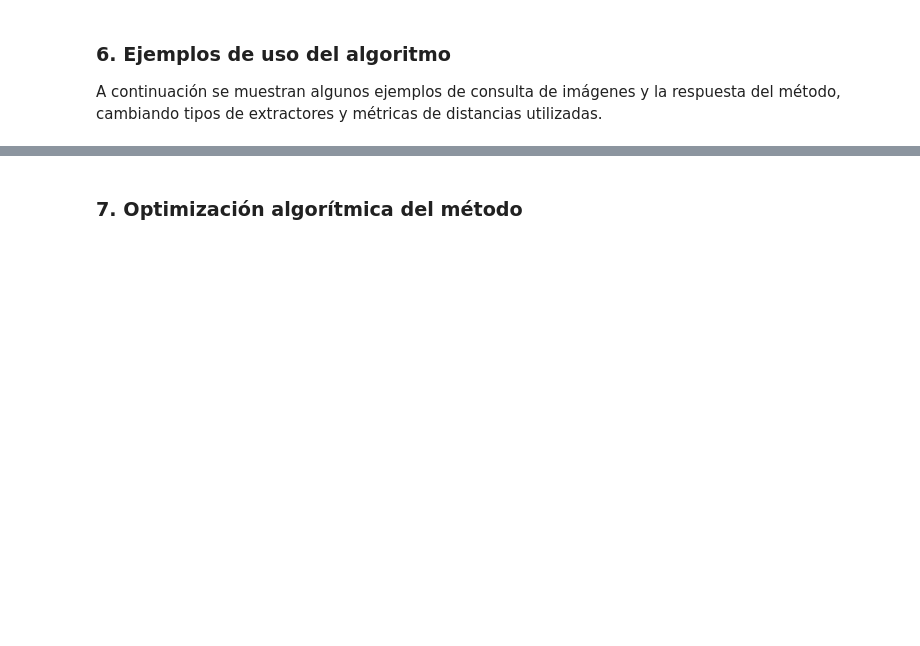
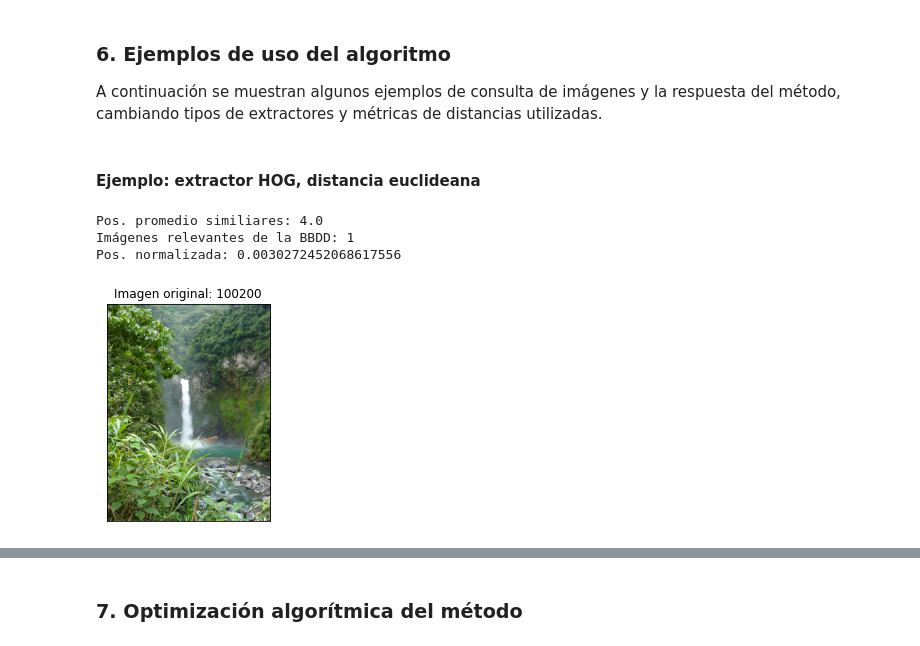
Before and after one commit to SoraSpace769/Proyecto_final_EL5206, a Jupyter notebook: Proyecto_IC_imagenes.ipynb, the cells around one changed output, grey strips where cells are left out. Saved outputs shown, nothing was run; the diff lists cells and outputs as text; code cells hidden in the pictures; blank space fills up the shorter version.

Commit message:
Ejemplo con HOG y euclideana listo.

```diff
--- a/Proyecto_IC_imagenes.ipynb
+++ b/Proyecto_IC_imagenes.ipynb
@@ -339,17 +340,17 @@ def rank(img_query_name, rel_pos = False):
 
     Nrel = 0
     sum = 0
-    img_query_class = img_query_name[1:2] #clase imagen de consulta
+    img_query_class = img_query_name[1:4] #clase imagen de consulta
     img_db_pos = dist_sort_euc_index[img_query_name]
     relevant_pos = []
 
     for pos in img_db_pos:
 
-        img_db_class = db_names[pos][1:2] #clase imagen de bbdd
+        img_db_class = db_names[pos][1:4] #clase imagen de bbdd
 
         if img_db_class == img_query_class: #preguntar si es relevante
 
-            sum += pos
+            sum += pos + 1
             Nrel += 1
             relevant_pos.append(pos)
 
@@ -373,7 +374,7 @@ def rank_norm(img_query_name):
     r, Nrel = rank(img_query_name)
     N = len(db_names)
 
-    r_norm = (r*Nrel - (Nrel(Nrel + 1))/2) * (N*Nrel)**(-1)
+    r_norm = (r*Nrel - (Nrel*(Nrel + 1))/2) / (N*Nrel)
 
     return r_norm
 # %% [markdown]
@@ -382,3 +383,22 @@ def rank_norm(img_query_name):
 A continuación se muestran algunos ejemplos de consulta de imágenes
 y la respuesta del método, cambiando tipos de extractores y métricas
 de distancias utilizadas.
+# %% [markdown]
+#### Ejemplo: extractor HOG, distancia euclideana
+# %%
+img_query_ex1 = query_names[2] #img consulta
+r, Nrel, r_pos = rank(img_query_ex1, rel_pos= True) #ranking e img relevantes bbdd
+r_norm = rank_norm(img_query_ex1) #ranking normalizado
+# %%
+img_ex1 = mpimg.imread('jpg/' + img_query_ex1 + '.jpg')
+plt.imshow(img_ex1)
+plt.title('Imagen original: ' + img_query_ex1)
+plt.xticks([]),plt.yticks([])
+print('Pos. promedio similiares:', r)
+print('Imágenes relevantes de la BBDD:', Nrel)
+print('Pos. normalizada:', r_norm)
+# %% [output]
+Pos. promedio similiares: 4.0
+Imágenes relevantes de la BBDD: 1
+Pos. normalizada: 0.0030272452068617556
+[figure, added]
```
Also changed, not shown: parts of 4 cells of this notebook.
